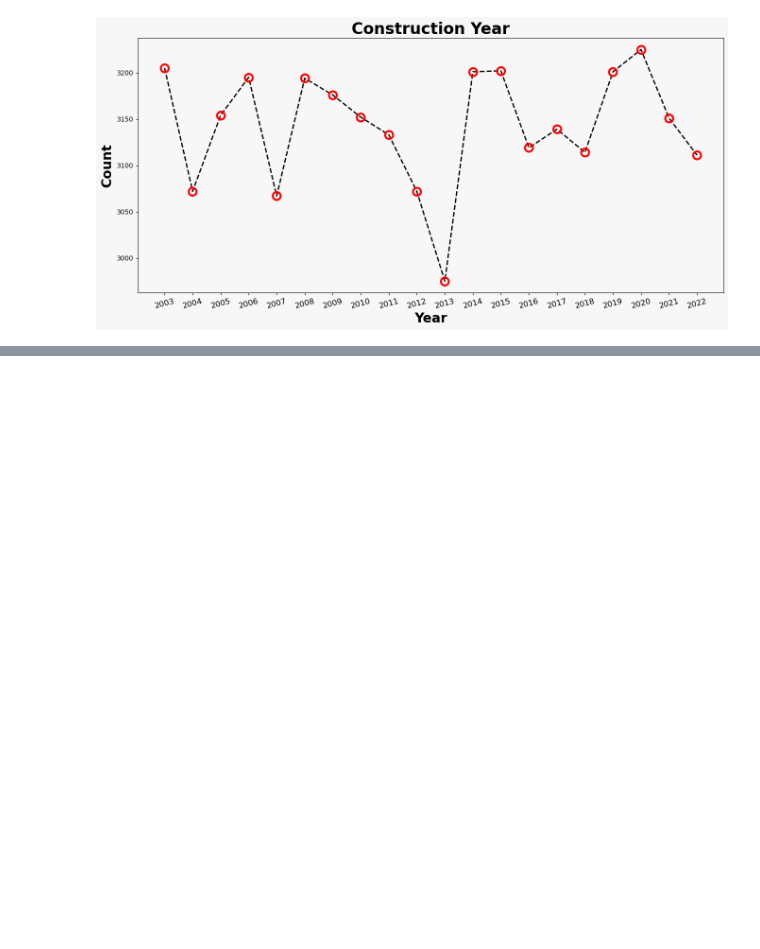
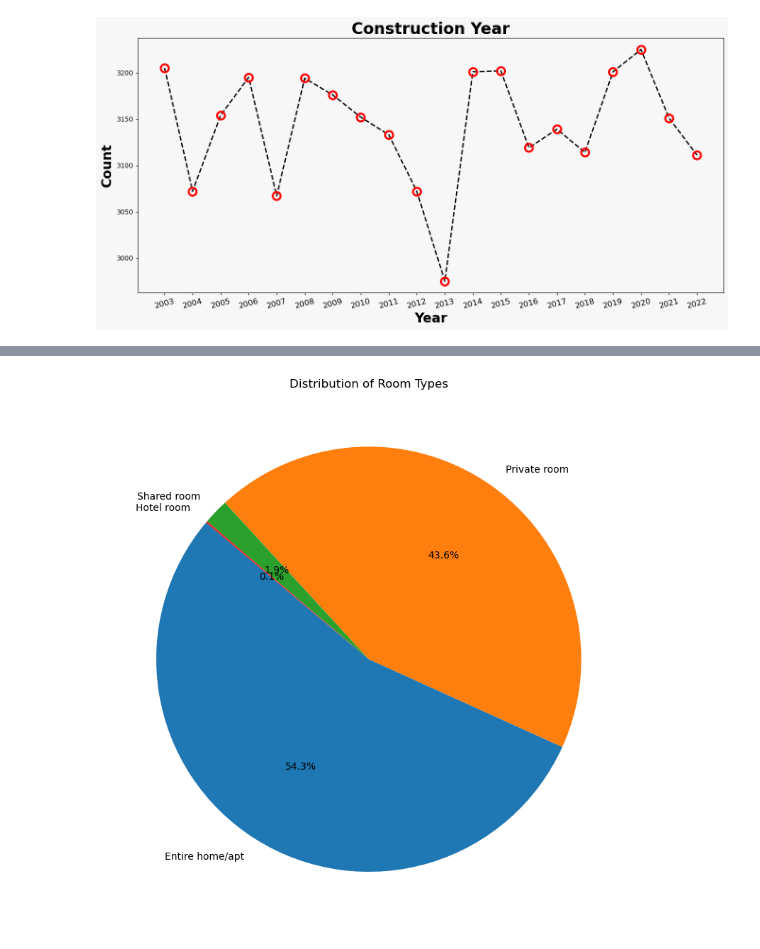
Before and after one commit to chrishunt11/Airbnb_Analysis, a Jupyter notebook: Airbnb Open Data.ipynb, the cells around one changed output, grey strips where cells are left out. Cells and saved outputs as stored; diff of their text form; code cells hidden in the pictures; blank space fills up the shorter version.

```diff
--- a/Airbnb Open Data.ipynb
+++ b/Airbnb Open Data.ipynb
@@ -450,0 +530,10 @@ df.to_excel('Cleaned_Airbnb_Data.xlsx', index=False)
+# %%
+# Room type analysis
+plt.figure(figsize=(8, 8))
+df['room_type'].value_counts().plot(kind='pie', autopct='%1.1f%%', startangle=140)
+plt.title('Distribution of Room Types')
+plt.ylabel('')  # Hide the y-label as it's unnecessary for pie charts
+plt.tight_layout()
+plt.show()
+# %% [output]
+[figure, added]
```
Also changed, not shown: parts of 13 cells of this notebook, 1 other file.
